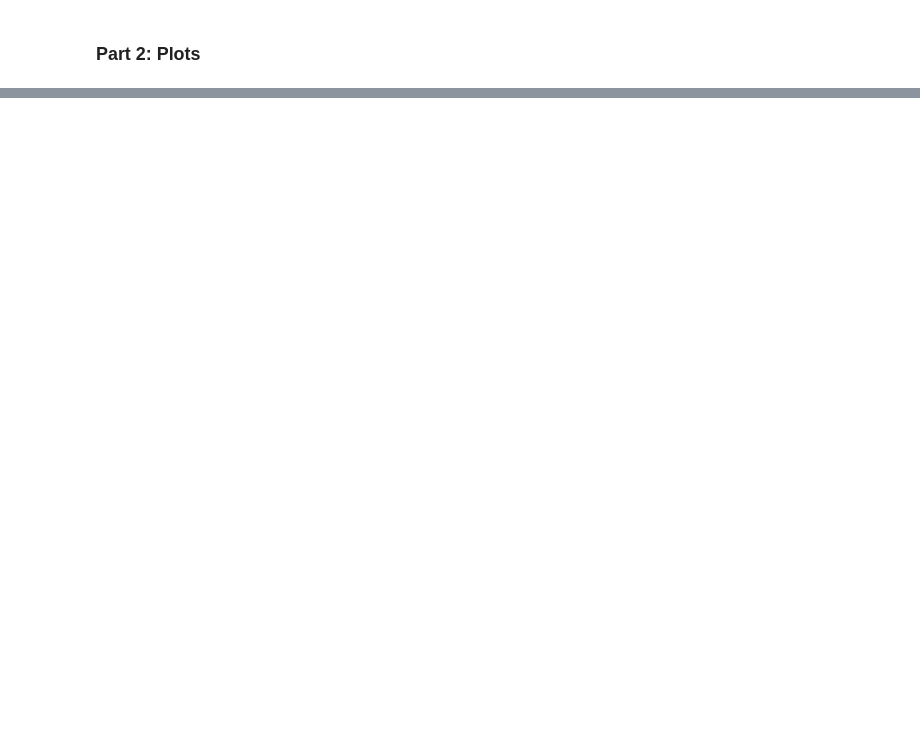
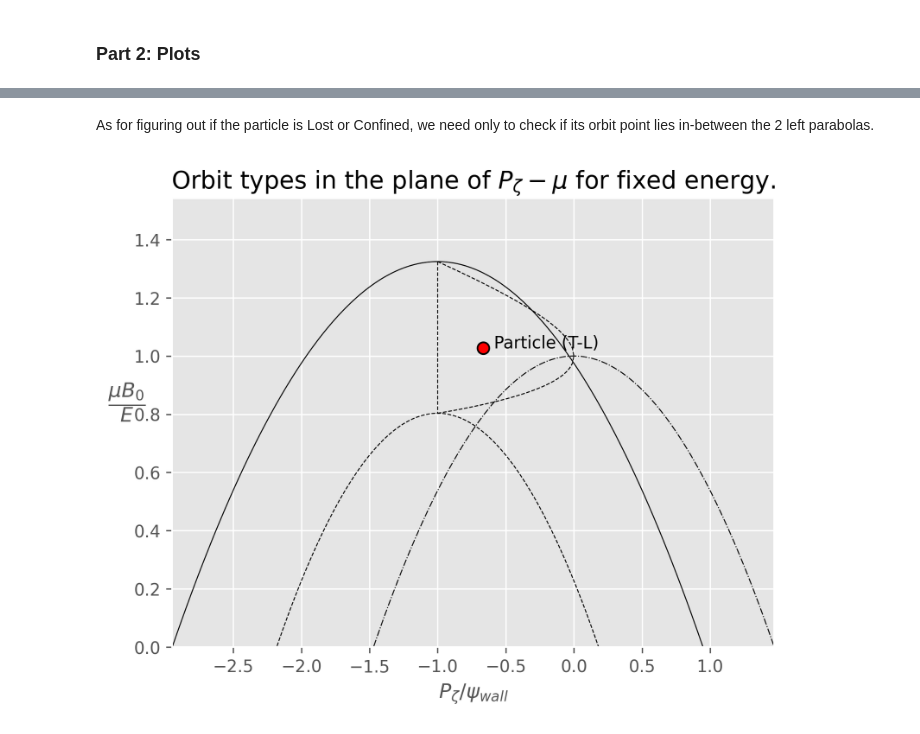
Before and after one commit to PlasmaPhy/guiding-center-motion, a Jupyter notebook: Notebook.ipynb, the cells around one changed output, grey strips where cells are left out. Drawn from its saved outputs; the diff is of its cells as text; code cells hidden in the pictures; blank space fills up the shorter version.

```diff
--- a/Notebook.ipynb
+++ b/Notebook.ipynb
@@ -60,0 +102,11 @@ current_particle.plot_drift()
+# %% [markdown]
+As for figuring out if the particle is Lost or Confined, we need only to check if its orbit point lies in-between the 2 left parabolas.
+# %%
+importlib.reload(Parabolas) # for debugging, can be removed
+Parabolas_plot = Parabolas.Orbit_parabolas(cwp.E, psi_wall=psi_wall)
+Parabolas_plot.plot()
+Parabolas_plot.plot_vertical()
+Parabolas_plot.plot_tp_boundary()
+cwp.plot_orbit_type_point()
+# %% [output]
+[figure, added]
```
Also changed, not shown: parts of 18 cells of this notebook, 3 other files.
